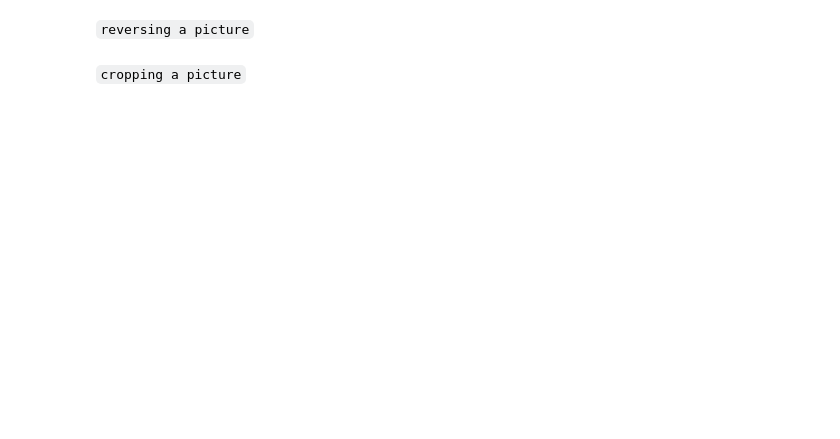
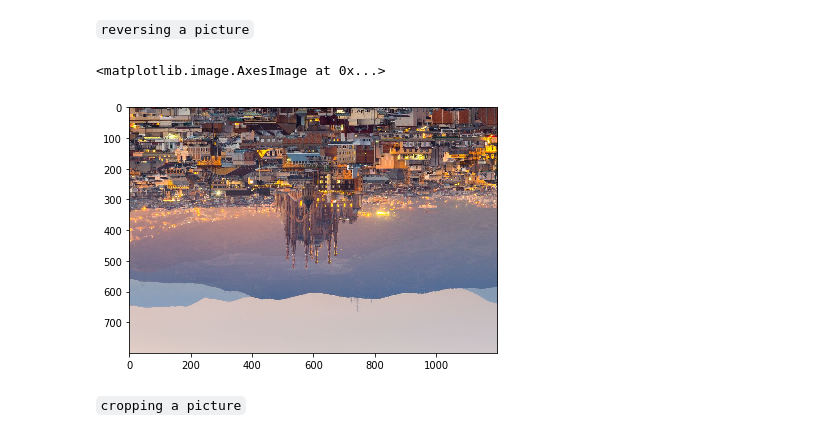
Before and after one commit to Ironhack-data-bcn-january-2024/lectures, a Jupyter notebook: week-2/2-intro-numpy.ipynb, the cells around one changed output. Saved outputs shown, nothing was run; the diff lists cells and outputs as text; code cells hidden in the pictures; blank space fills up the shorter version.

```diff
--- a/week-2/2-intro-numpy.ipynb
+++ b/week-2/2-intro-numpy.ipynb
@@ -754,3 +899,11 @@ from skimage import io
 ![RGB cube](https://upload.wikimedia.org/wikipedia/commons/d/d6/RGB_color_cube.svg)
 # %% [markdown]
 `exploring the picture numerically`
+# %%
+photo = io.imread("../images/bcn.jpeg")
+get_info(photo)
+
+# defintioin of the picture: size, the ampunt of pixels
+
+# 800 x 1200 -> where it's going to be located
+# color: (0, 0, 255) -> value of the color
@@ -790,6 +973,10 @@ picture_info(photo)
 `reversing a picture`
 # %%
 reversed_pic = io.imshow(photo[::-1])
+reversed_pic
+# %% [output]
+<matplotlib.image.AxesImage at 0x...>
+[figure, added]
 # %% [markdown]
 `cropping a picture`
 # %%
```
Also changed, not shown: parts of 50 cells of this notebook.
